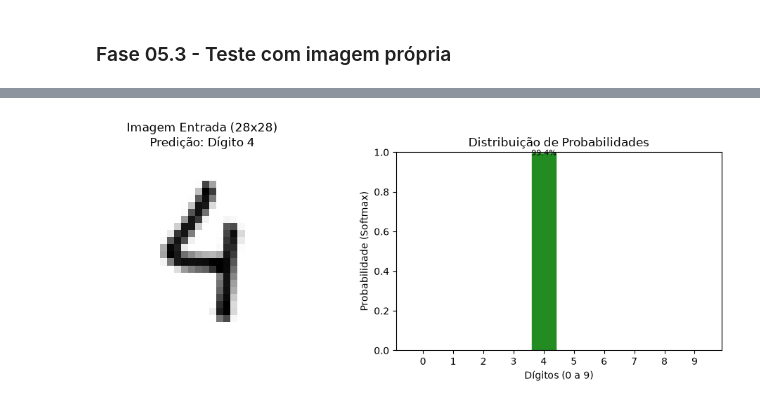
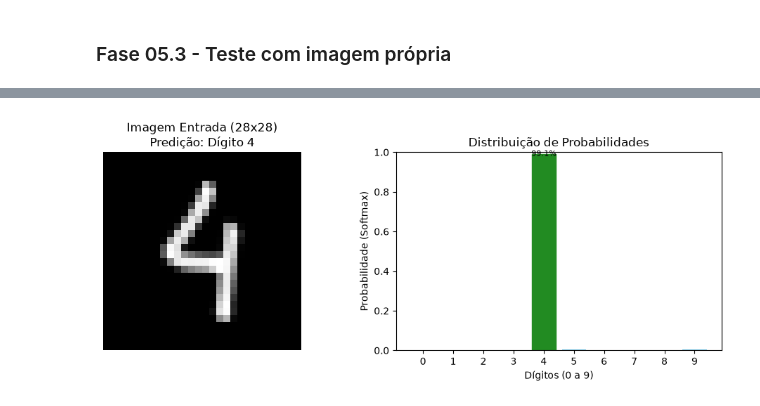
Before and after one commit to MYTakahashi/pixel-mind, a Jupyter notebook: pixel_pipeline.ipynb, the cells around one changed output, grey strips where cells are left out. Saved outputs shown, nothing was run; the diff lists cells and outputs as text; code cells hidden in the pictures.

```diff
--- a/pixel_pipeline.ipynb
+++ b/pixel_pipeline.ipynb
@@ -467,8 +472,8 @@ for nome, pred in modelos_preds.items():
     )
     resultados.append({
         "Modelo": nome,
-        "Accuracy": accuracy,
-        "Precision": precision,
+        "Acuracia": accuracy,
+        "Precisao": precision,
         "Recall": recall,
         "F1-Score": f1,
         "Tempo de Treino (s)": tempos_treino[nome]
@@ -538,7 +543,7 @@ plt.figure(figsize=(8, 5))
 
 plt.scatter(
     df_resultados["Tempo de Treino (s)"],
-    df_resultados["Accuracy"],
+    df_resultados["Acuracia"],
     s=100
 )
 
@@ -547,12 +552,12 @@ for _, linha in df_resultados.iterrows():
         linha["Modelo"],
         (
             linha["Tempo de Treino (s)"],
-            linha["Accuracy"]
+            linha["Acuracia"]
         )
     )
 
 plt.xlabel("Tempo de treinamento (segundos)")
-plt.ylabel("Accuracy")
+plt.ylabel("Acuracia")
 plt.title("Custo computacional x desempenho")
 plt.grid(True)
 
@@ -734,7 +739,6 @@ def preprocessar_imagem_propria(caminho_imagem):
     return img_norm, img_28x28
 # %%
 # --- Execução da Inferência com Imagem Própria ---
-# Substitua 'meu_digito.png' pelo caminho do seu arquivo local
 caminho = "data/4.png"
 
 try:
@@ -744,14 +748,14 @@ try:
     entrada_modelo = img_processada_vetor.reshape(1, 784)
 
     # Predição com o modelo original (MLP treinado com todas as classes)
-    probs = mlp_model.predict(entrada_modelo)[0]
+    probs = mlp_model.predict(entrada_modelo, verbose=0)[0]
     classe_predita = np.argmax(probs)
 
     # Visualização: Imagem Processada ao lado do Gráfico de Probabilidades
     fig, (ax1, ax2) = plt.subplots(1, 2, figsize=(10, 4))
 
     # Ax 1: Imagem Processada
-    ax1.imshow(img_28x28, cmap="binary")
+    ax1.imshow(img_28x28, cmap="gray")
     ax1.set_title(
         f"Imagem Entrada (28x28)\nPredição: Dígito {classe_predita}"
     )
@@ -790,3 +793,3 @@ except FileNotFoundError:
-[figure, old version]
+[figure, new version]
 # %%
 # --- Execução da Inferência com Imagem Própria ---
```
Also changed, not shown: parts of 23 cells of this notebook, 1 other file.
